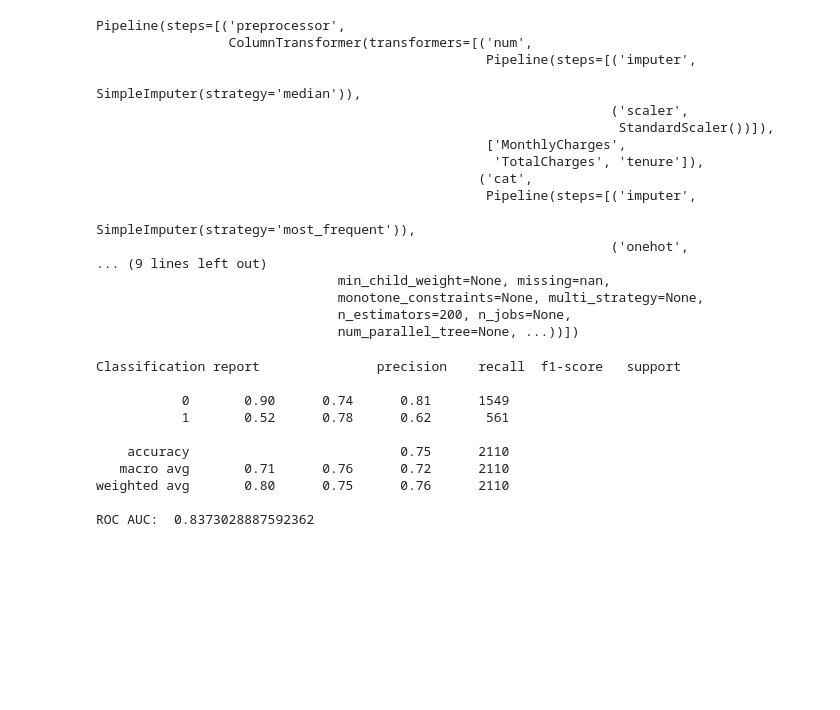
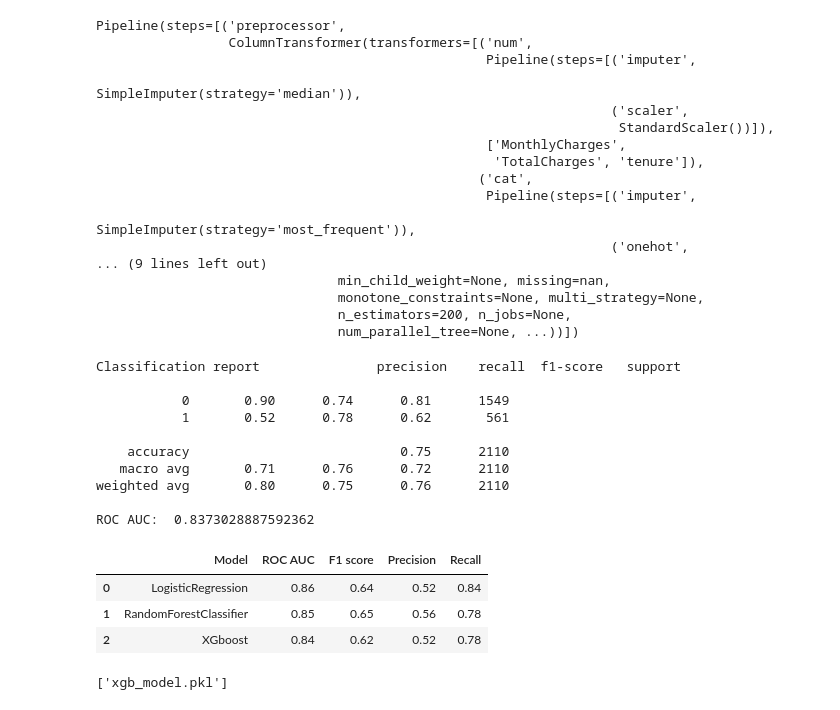
Before and after one commit to dilliram-code/telecom-customer-churn-prediction, a Jupyter notebook: data_preprocessing/dataset_training.ipynb, the cells around one changed output. Drawn from its saved outputs; the diff is of its cells as text; code cells hidden in the pictures; blank space fills up the shorter version.

Commit message:
get the pkl file for  the xgboost model

```diff
--- a/data_preprocessing/dataset_training.ipynb
+++ b/data_preprocessing/dataset_training.ipynb
@@ -715,3 +715,23 @@ Classification report               precision    recall  f1-score   support
 weighted avg       0.80      0.75      0.76      2110
 
 ROC AUC:  0.8373028887592362
+# %%
+performance_df = pd.DataFrame({
+	"Model": ['LogisticRegression', 'RandomForestClassifier', 'XGboost'],
+	"ROC AUC": [0.86, 0.85, round(roc_auc_score(y_test, y_prob_xgb), 2)],
+	"F1 score": [0.64, 0.65, round(f1_score(y_test, y_pred_xgb), 2)],
+	"Precision": [0.52, 0.56, round(precision_score(y_test, y_pred_xgb), 2)],
+	"Recall": [0.84, 0.78, round(recall_score(y_test, y_pred_xgb), 2)]
+})
+
+performance_df
+# %% [output]
+|  | Model | ROC AUC | F1 score | Precision | Recall |
+| 0 | LogisticRegression | 0.86 | 0.64 | 0.52 | 0.84 |
+| 1 | RandomForestClassifier | 0.85 | 0.65 | 0.56 | 0.78 |
+| 2 | XGboost | 0.84 | 0.62 | 0.52 | 0.78 |
+# %%
+# get the model in the pkl file format
+joblib.dump(xgb_model, "xgb_model.pkl")
+# %% [output]
+['xgb_model.pkl']
```
Also changed, not shown: 1 other file.
